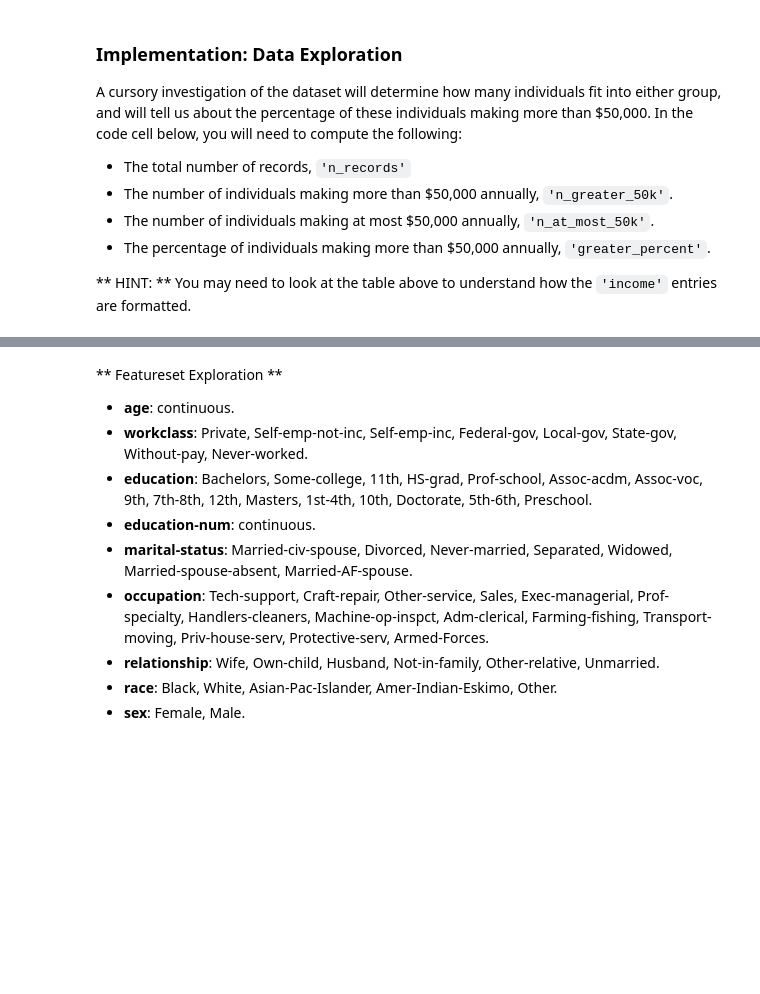
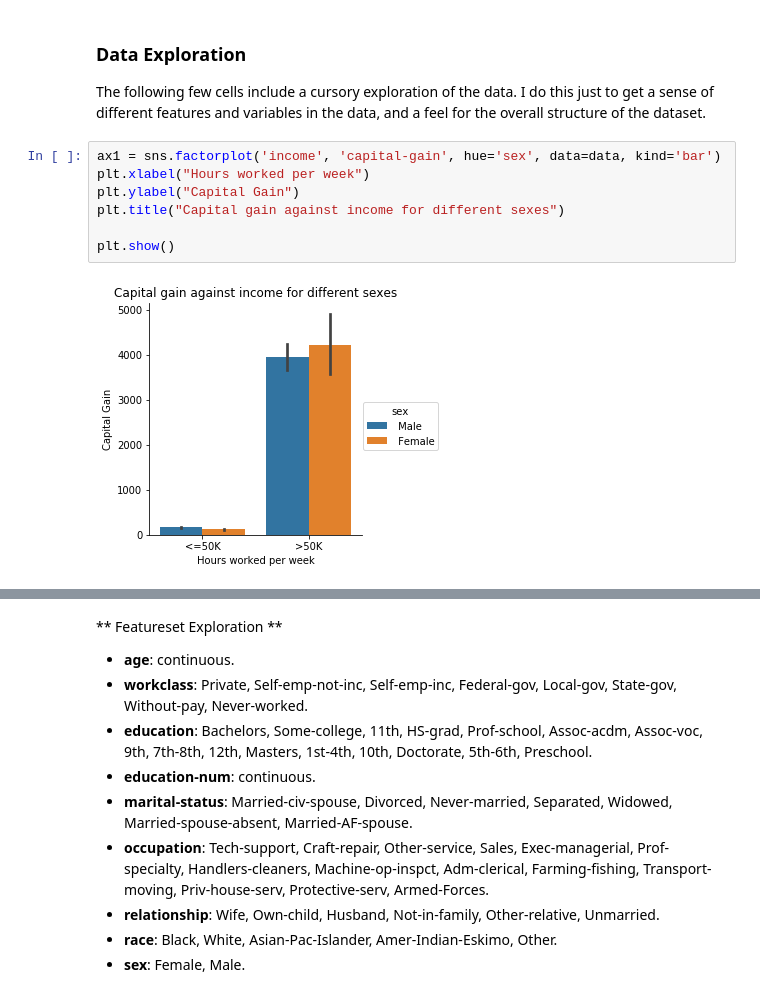
Before and after one commit to tbemsi/CharityML, a Jupyter notebook: finding_donors.ipynb, the cells around one changed output, grey strips where cells are left out. Drawn from its saved outputs; the diff is of its cells as text; blank space fills up the shorter version.

```diff
--- a/finding_donors.ipynb
+++ b/finding_donors.ipynb
@@ -38,12 +22,15 @@ display(data.head(n=1))
 # %% [output]
 |  | age | workclass | education_level | education-num | marital-status | occupation | relationship | race | ... |
 | 0 | 39 | State-gov | Bachelors | 13.0 | Never-married | Adm-clerical | Not-in-family | White | ... |
-# %% [markdown]
-### Implementation: Data Exploration
-A cursory investigation of the dataset will determine how many individuals fit into either group, and will tell us about the percentage of these individuals making more than \$50,000. In the code cell below, you will need to compute the following:
-- The total number of records, `'n_records'`
-- The number of individuals making more than \$50,000 annually, `'n_greater_50k'`.
-- The number of individuals making at most \$50,000 annually, `'n_at_most_50k'`.
-- The percentage of individuals making more than \$50,000 annually, `'greater_percent'`.
-
-** HINT: ** You may need to look at the table above to understand how the `'income'` entries are formatted.
+# %% [markdown]
+###  Data Exploration
+The following few cells include a cursory exploration of the data. I do this just to get a sense of different features and variables in the data, and a feel for the overall structure of the dataset.
+# %%
+ax1 = sns.factorplot('income', 'capital-gain', hue='sex', data=data, kind='bar')
+plt.xlabel("Hours worked per week")
+plt.ylabel("Capital Gain")
+plt.title("Capital gain against income for different sexes")
+
+plt.show()
+# %% [output]
+[figure, added]
```
Also changed, not shown: parts of 56 cells of this notebook, 3 other files.
